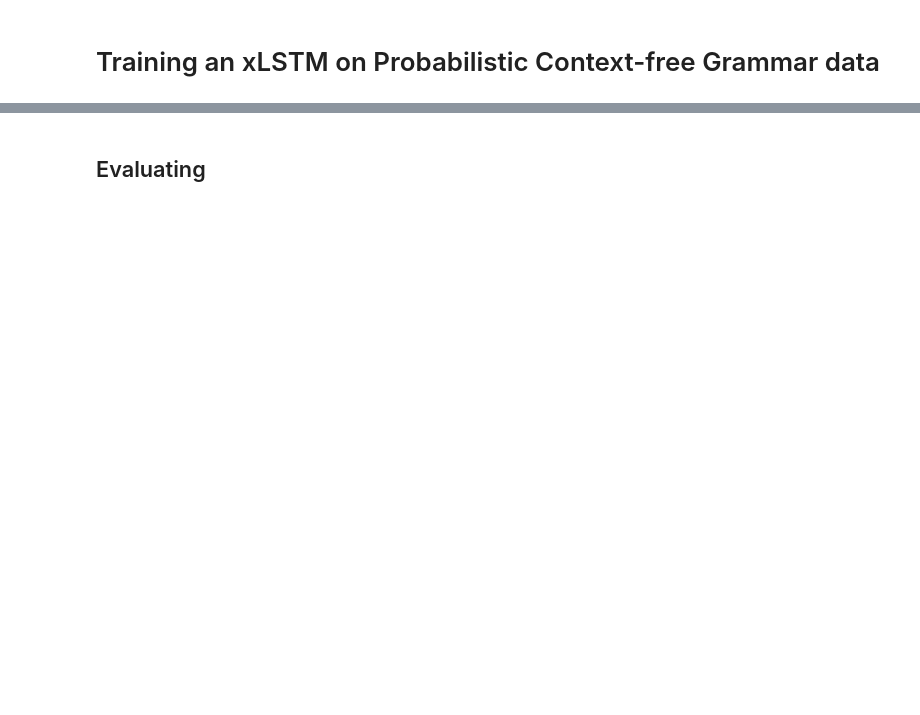
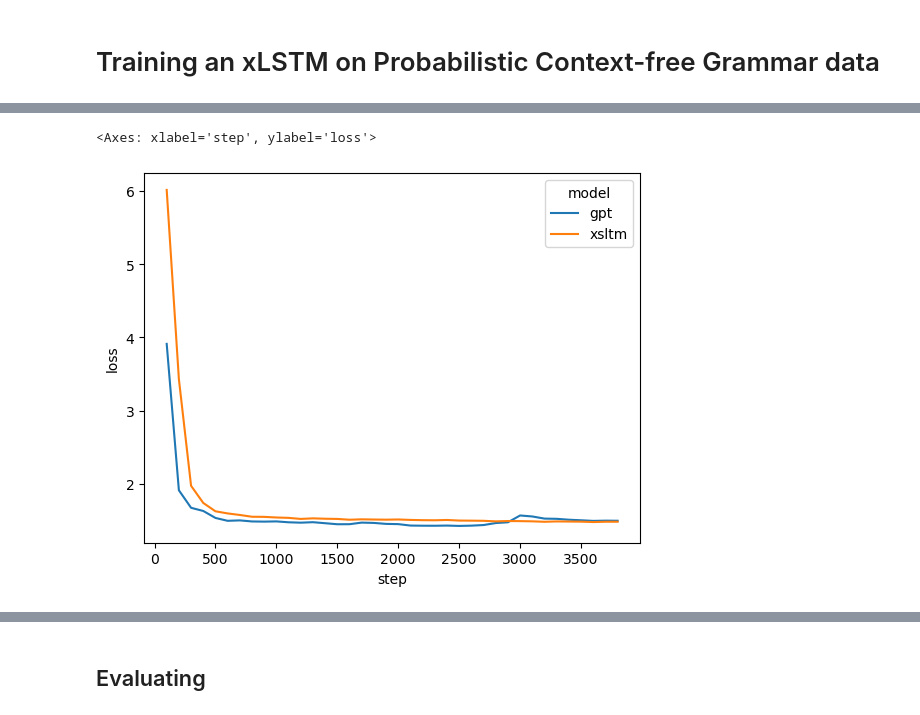
Before and after one commit to martijnvanbeers/pcfg-lm, a Jupyter notebook: resources/blog/blog.ipynb, the cells around one changed output, grey strips where cells are left out. Cells and saved outputs as stored; diff of their text form; code cells hidden in the pictures; blank space fills up the shorter version.

```diff
--- a/resources/blog/blog.ipynb
+++ b/resources/blog/blog.ipynb
@@ -205,3 +230,16 @@ display(tbl_example_sent.style.format().hide())
 | . | -0.045724 | -0.048682 |
 # %% [markdown]
 # Training an xLSTM on Probabilistic Context-free Grammar data
+# %%
+with open("../checkpoints/hf/babygpt/saveoften/0.3/bos/l8h8/checkpoint-3800/trainer_state.json") as fh:
+    gpt_train_state = json.load(fh)
+    gpt_lossdf = pandas.DataFrame(gpt_train_state['log_history']).dropna(subset="loss").drop(columns=['eval_loss', 'eval_runtime', 'eval_samples_per_second', 'eval_steps_per_second'])
+    gpt_lossdf['model'] = "gpt"
+with open("../checkpoints/hf/xlstm/saveoften/0.3/bos/b4e64/checkpoint-3800/trainer_state.json") as fh:
+    xlstm_train_state = json.load(fh)
+    xlstm_lossdf = pandas.DataFrame(xlstm_train_state['log_history']).dropna(subset="loss").drop(columns=['eval_loss', 'eval_runtime', 'eval_samples_per_second', 'eval_steps_per_second'])
+    xlstm_lossdf['model'] = "xsltm"
+
+lossdf = pandas.concat([gpt_lossdf, xlstm_lossdf]).sort_values(['step', 'model']).reset_index(drop=True)
+with pandas.option_context('display.max_rows', None):
+    display(lossdf)
@@ -207,0 +264,5 @@ display(tbl_example_sent.style.format().hide())
+# %%
+seaborn.lineplot(data=lossdf, x="step", y="loss", hue="model")
+# %% [output]
+<Axes: xlabel='step', ylabel='loss'>
+[figure, added]
```
Also changed, not shown: parts of 13 cells of this notebook.
